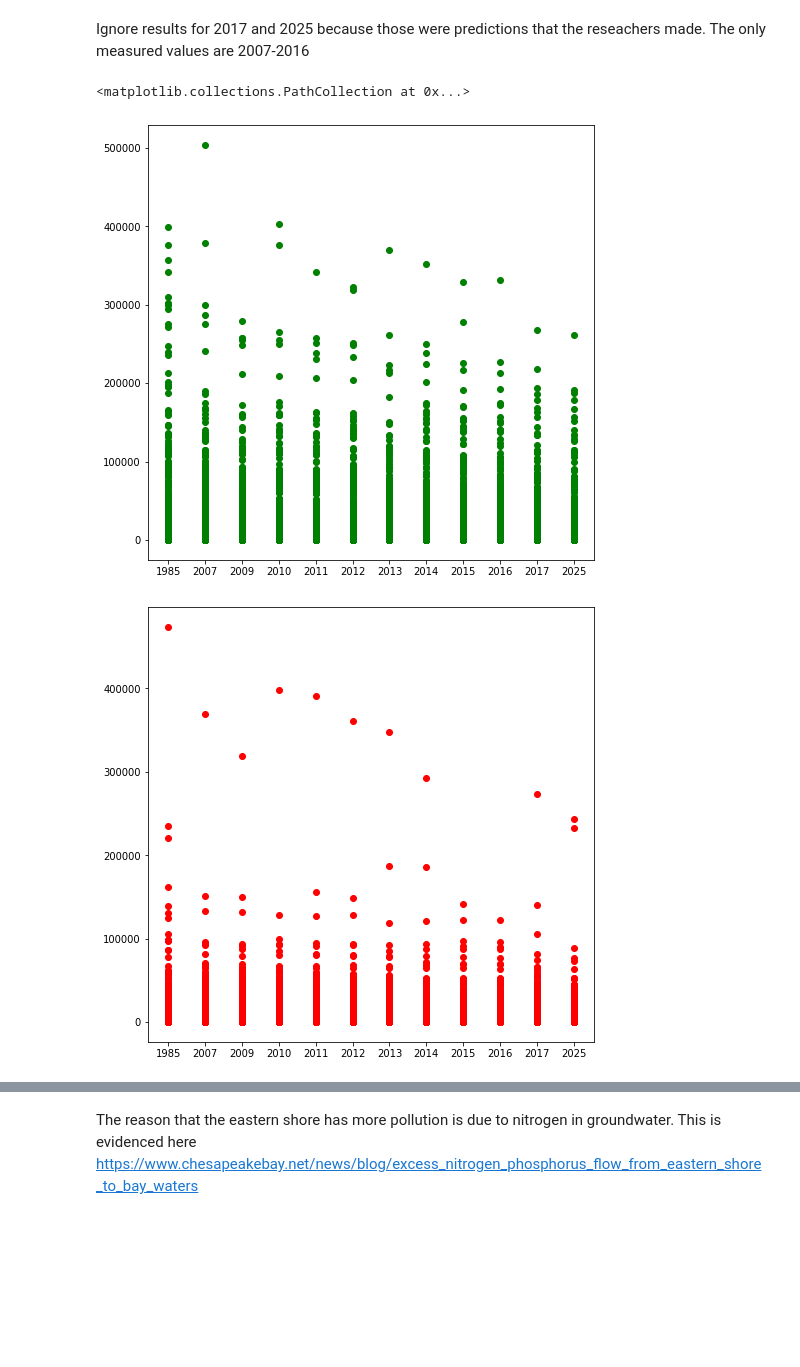
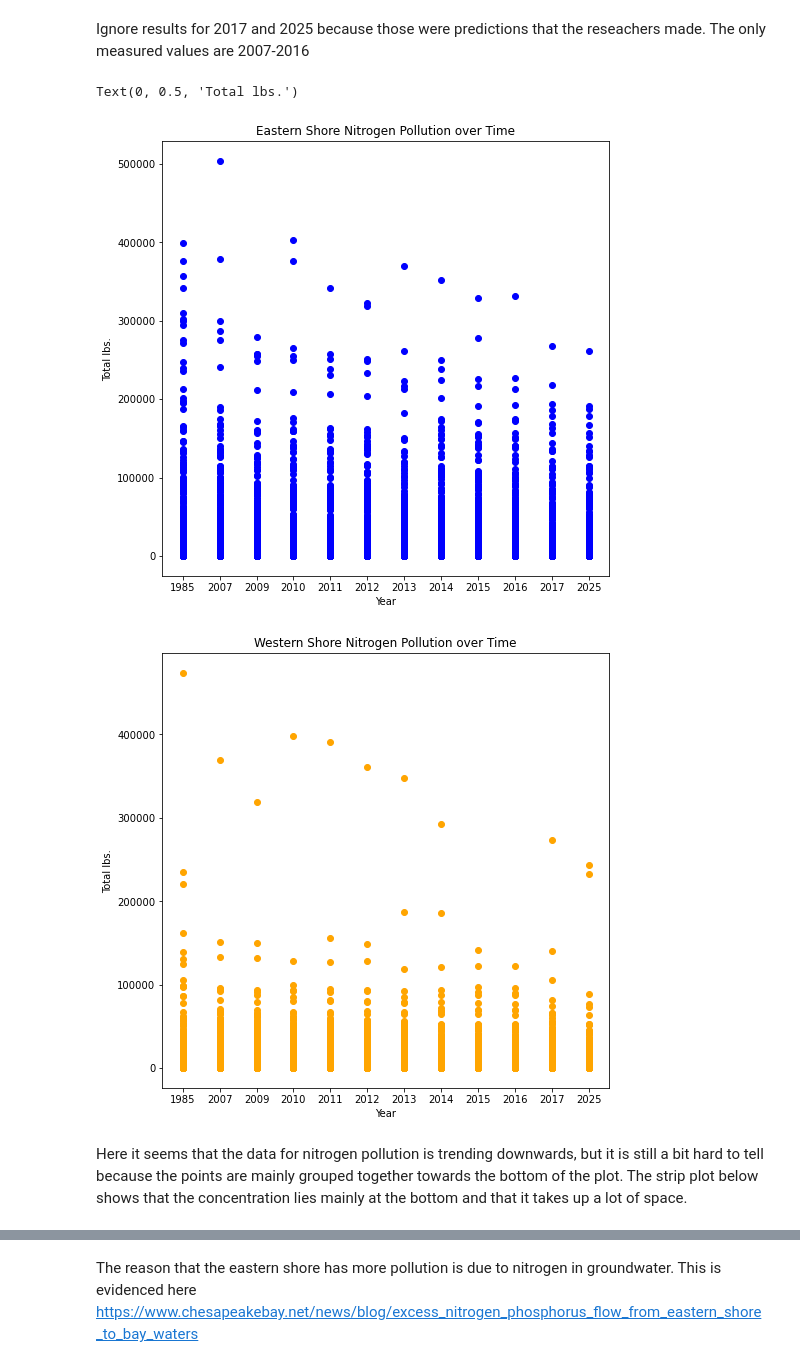
Before and after one commit to type1larosa3/CMSC320-Final-Tutorial, a Jupyter notebook: Tutorial_final.ipynb, the cells around one changed output, grey strips where cells are left out. Saved outputs shown, nothing was run; the diff lists cells and outputs as text; code cells hidden in the pictures; blank space fills up the shorter version.

```diff
--- a/Tutorial_final.ipynb
+++ b/Tutorial_final.ipynb
@@ -56,14 +56,22 @@ Ignore results for 2017 and 2025 because those were predictions that the reseach
 # %%
 fig = plt.figure(figsize = (8, 8))
 eastern_shore = nitrogen_df[nitrogen_df['Major Basin'] == 'Eastern Shore of Chesapeake Bay']
 western_shore = nitrogen_df[nitrogen_df['Major Basin'] == 'Western Shore of Chesapeake Bay']
-plt.scatter(eastern_shore['Year'], eastern_shore['Total lbs.'], c = "green")
+plt.scatter(eastern_shore['Year'], eastern_shore['Total lbs.'], c = "blue")
+plt.xlabel('Year')
+plt.ylabel('Total lbs.')
+plt.title("Eastern Shore Nitrogen Pollution over Time")
 fig = plt.figure(figsize = (8, 8))
-plt.scatter(western_shore['Year'], western_shore['Total lbs.'], c = "red")
+plt.scatter(western_shore['Year'], western_shore['Total lbs.'], c = "orange")
+plt.title("Western Shore Nitrogen Pollution over Time")
+plt.xlabel('Year')
+plt.ylabel('Total lbs.')
 # %% [output]
-<matplotlib.collections.PathCollection at 0x...>
+Text(0, 0.5, 'Total lbs.')
-[figure, old version]
+[figure, new version]
-[figure, old version]
+[figure, new version]
+# %% [markdown]
+Here it seems that the data for nitrogen pollution is trending downwards, but it is still a bit hard to tell because the points are mainly grouped together towards the bottom of the plot. The strip plot below shows that the concentration lies mainly at the bottom and that it takes up a lot of space.
 # %%
 sns.stripplot(data = eastern_shore, x = eastern_shore['Year'], y = eastern_shore['Total lbs.'])
 plt.title("Eastern Shore Total Pounds of Nitrogen per Year")
```
Also changed, not shown: parts of 8 cells of this notebook.
